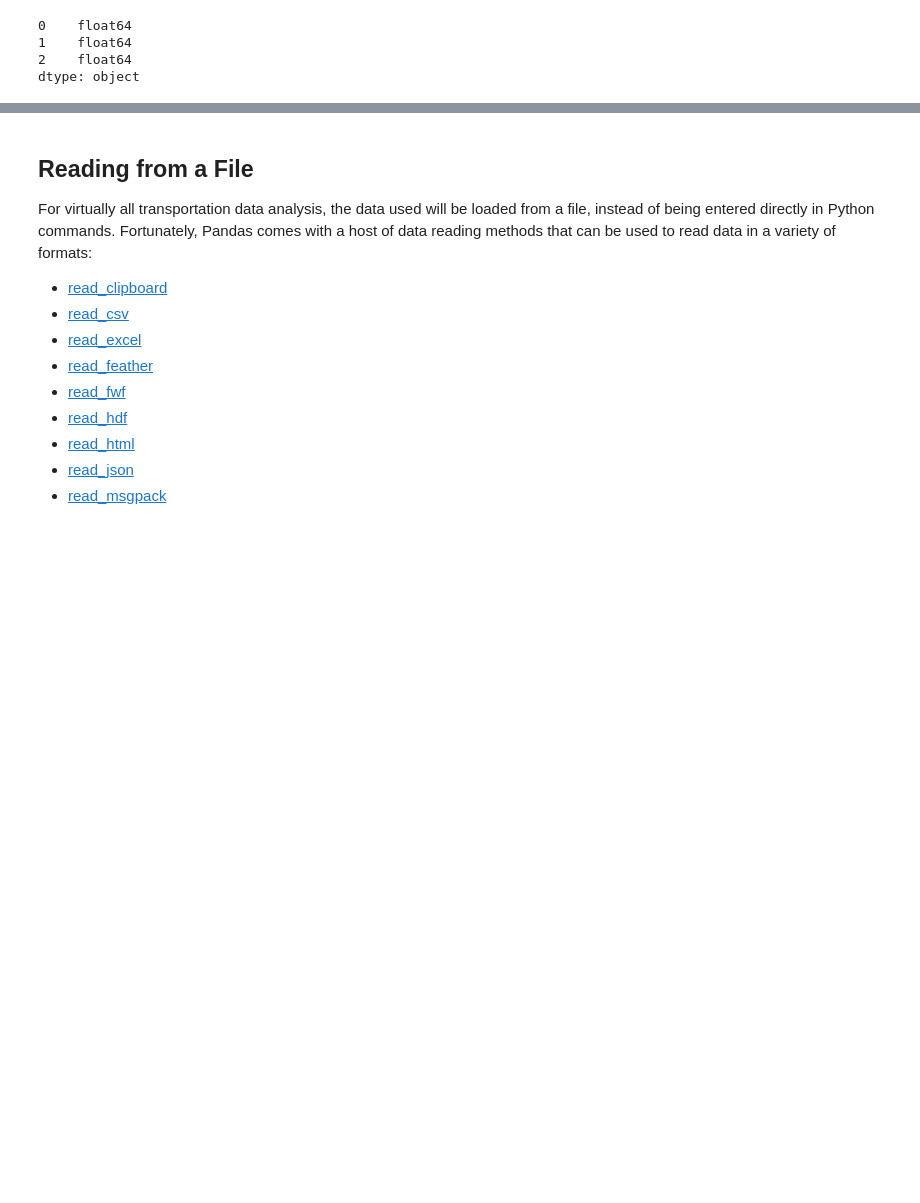
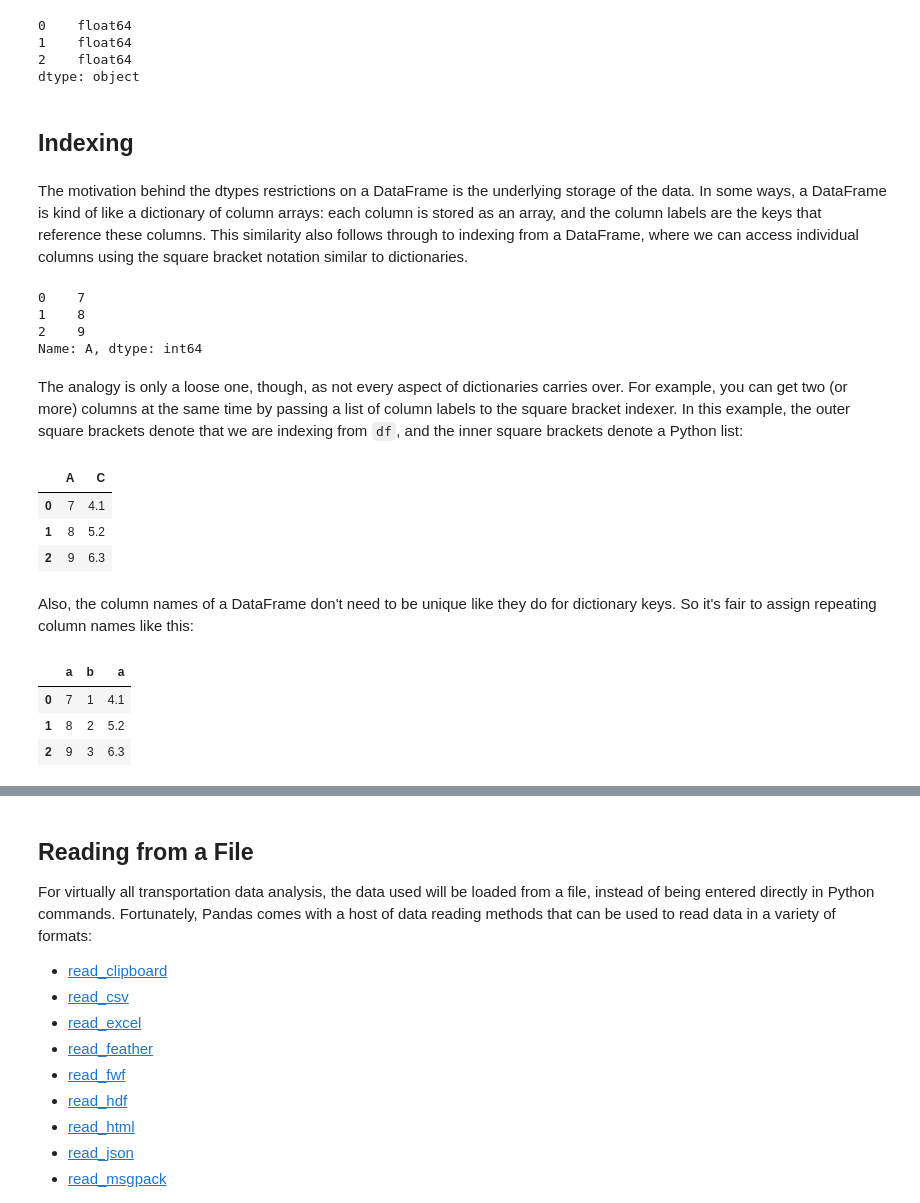
Before and after one commit to jpn--/python-for-transportation-modeling, a Jupyter notebook: course-content/tabular-analysis/basic-analysis-with-pandas.ipynb, the cells around one changed output, grey strips where cells are left out. Saved outputs shown, nothing was run; the diff lists cells and outputs as text; code cells hidden in the pictures; blank space fills up the shorter version.

Commit message:
indexing pd.DataFrame

```diff
--- a/course-content/tabular-analysis/basic-analysis-with-pandas.ipynb
+++ b/course-content/tabular-analysis/basic-analysis-with-pandas.ipynb
@@ -157,3 +157,33 @@ df.T.dtypes
 1    float64
 2    float64
 dtype: object
+# %% [markdown]
+## Indexing
+# %% [markdown]
+The motivation behind the dtypes restrictions on a DataFrame is the underlying storage of the data.  In some ways, a DataFrame is kind of like a dictionary of column arrays: each column is stored as an array, and the column labels are the keys that reference these columns.  This similarity also follows through to indexing from a DataFrame, where we can access individual columns using the square bracket notation similar to dictionaries.
+# %%
+df['A']
+# %% [output]
+0    7
+1    8
+2    9
+Name: A, dtype: int64
+# %% [markdown]
+The analogy is only a loose one, though, as not every aspect of dictionaries carries over.  For example, you can get two (or more) columns at the same time by passing a list of column labels to the square bracket indexer.  In this example, the outer square brackets denote that we are indexing from `df`, and the inner square brackets denote a Python list:
+# %%
+df[['A','C']]
+# %% [output]
+|  | A | C |
+| 0 | 7 | 4.1 |
+| 1 | 8 | 5.2 |
+| 2 | 9 | 6.3 |
+# %% [markdown]
+Also, the column names of a DataFrame don't need to be unique like they do for dictionary keys.  So it's fair to assign repeating column names like this:
+# %%
+df.columns = ['a','b','a']
+df
+# %% [output]
+|  | a | b | a |
+| 0 | 7 | 1 | 4.1 |
+| 1 | 8 | 2 | 5.2 |
+| 2 | 9 | 3 | 6.3 |
```
Also changed, not shown: parts of 3 cells of this notebook.
